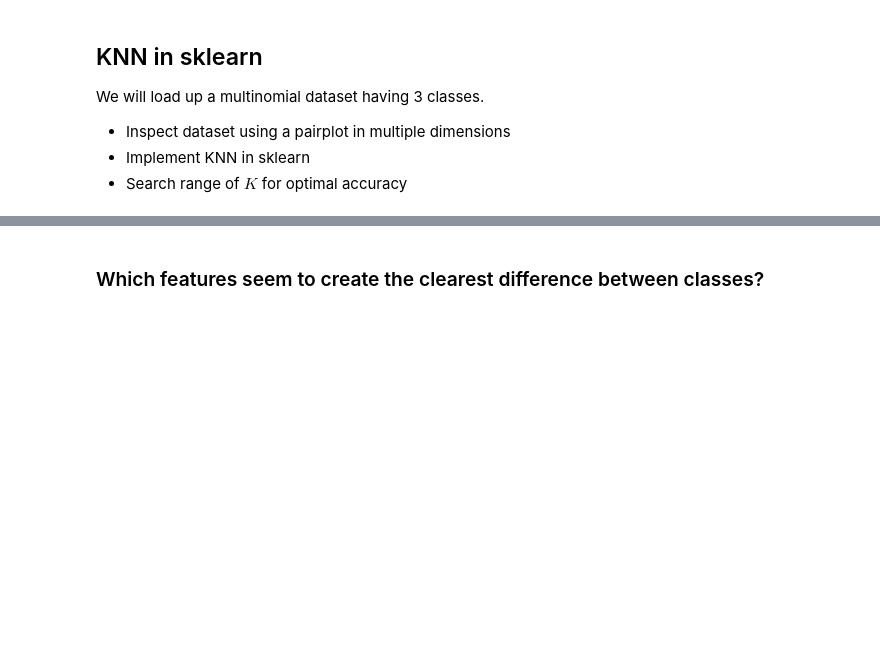
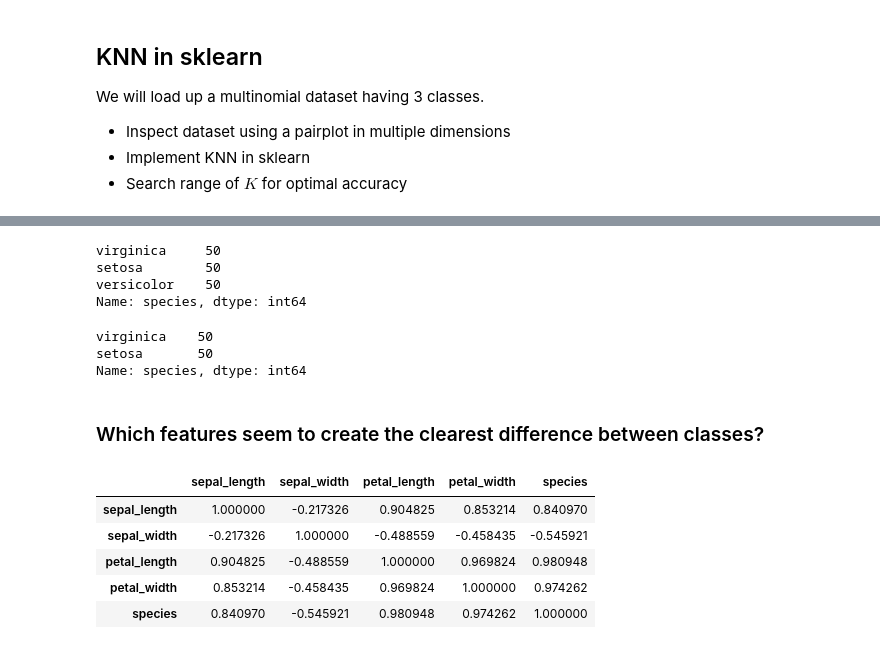
Before and after one commit to AbdullahMu/KNN-Intro-to-classification, a Jupyter notebook: classification-with-knn.ipynb, the cells around one changed output, grey strips where cells are left out. Saved outputs shown, nothing was run; the diff lists cells and outputs as text; code cells hidden in the pictures; blank space fills up the shorter version.

```diff
--- a/classification-with-knn.ipynb
+++ b/classification-with-knn.ipynb
@@ -273,0 +317,7 @@ iris.head()
+# %%
+iris.species.value_counts()
+# %% [output]
+virginica     50
+setosa        50
+versicolor    50
+Name: species, dtype: int64
@@ -274,2 +326,8 @@ iris.head()
+# %%
+iris.species.value_counts()
+# %% [output]
+virginica    50
+setosa       50
+Name: species, dtype: int64
 # %% [markdown]
 ###  Which features seem to create the clearest difference between classes?
@@ -276,4 +336,12 @@ iris.head()
 # %%
 # check correlation
+iris.corr()
+# %% [output]
+|  | sepal_length | sepal_width | petal_length | petal_width | species |
+| sepal_length | 1.000000 | -0.217326 | 0.904825 | 0.853214 | 0.840970 |
+| sepal_width | -0.217326 | 1.000000 | -0.488559 | -0.458435 | -0.545921 |
+| petal_length | 0.904825 | -0.488559 | 1.000000 | 0.969824 | 0.980948 |
+| petal_width | 0.853214 | -0.458435 | 0.969824 | 1.000000 | 0.974262 |
+| species | 0.840970 | -0.545921 | 0.980948 | 0.974262 | 1.000000 |
 # %%
 # plot pairplot for all features
```
Also changed, not shown: parts of 16 cells of this notebook.
